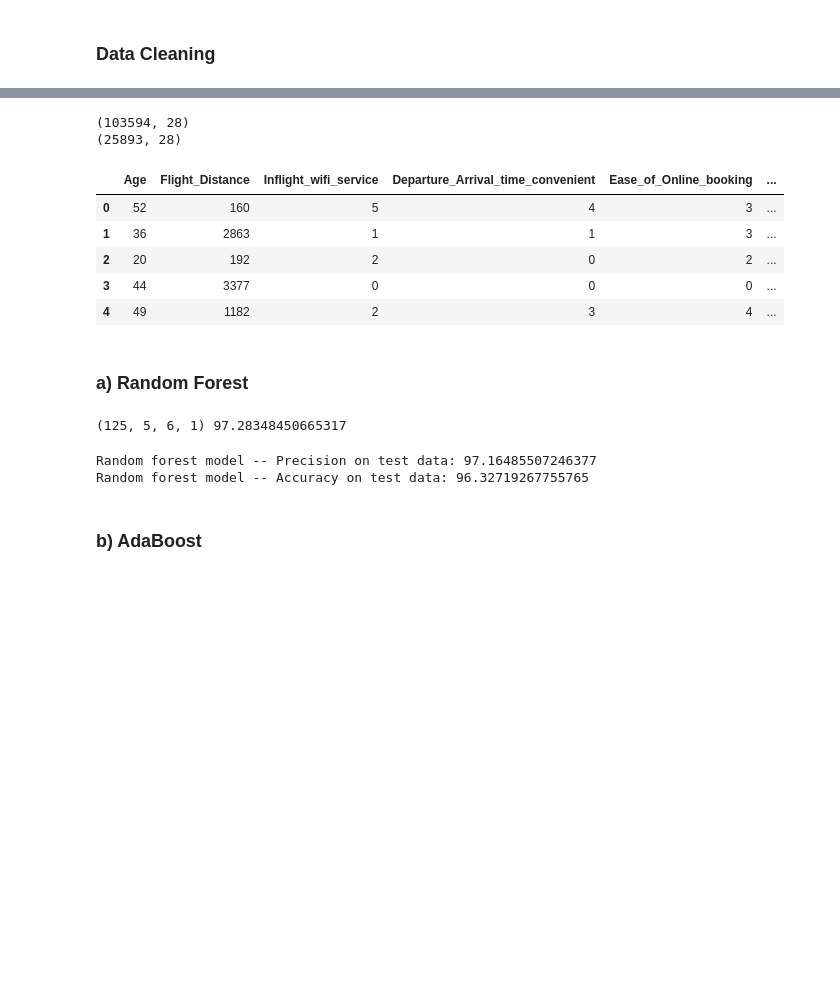
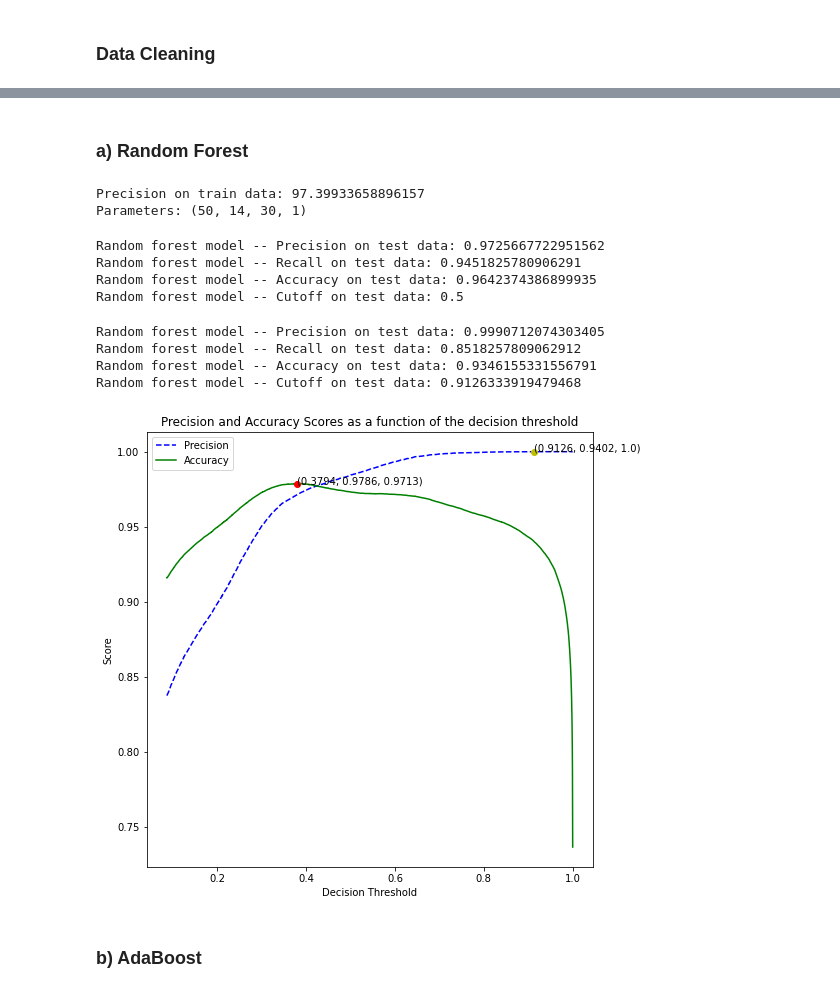
Before and after one commit to cs2027/stat-303-3-project, a Jupyter notebook: stat_303_3_advanced_modeling.ipynb, the cells around one changed output, grey strips where cells are left out. Saved outputs shown, nothing was run; the diff lists cells and outputs as text; code cells hidden in the pictures; blank space fills up the shorter version.

Commit message:
Changed cutoff code and cleaned functions

```diff
--- a/stat_303_3_advanced_modeling.ipynb
+++ b/stat_303_3_advanced_modeling.ipynb
@@ -52,29 +68 @@ train.head()
-# %%
-categorical_columns = list(train.select_dtypes('string').columns)
-train = pd.get_dummies(train, columns = categorical_columns, drop_first = False)
-test = pd.get_dummies(test, columns = categorical_columns, drop_first = False)
-
-train = train.dropna()
-test = test.dropna()
-
-print(train.shape)
-print(test.shape)
-
-X = train.drop(columns=["satisfaction"])
-y = train["satisfaction"]
-Xtest = test.drop(columns=["satisfaction"])
-ytest = test["satisfaction"]
-
-test.head()
-# %% [output]
-(103594, 28)
-(25893, 28)
-|  | Age | Flight_Distance | Inflight_wifi_service | Departure_Arrival_time_convenient | Ease_of_Online_booking | ... |
-| 0 | 52 | 160 | 5 | 4 | 3 | ... |
-| 1 | 36 | 2863 | 1 | 1 | 3 | ... |
-| 2 | 20 | 192 | 2 | 0 | 2 | ... |
-| 3 | 44 | 3377 | 0 | 0 | 0 | ... |
-| 4 | 49 | 1182 | 2 | 3 | 4 | ... |
-# %% [markdown]
-### a) Random Forest
 # %%
@@ -92,26 +135,52 @@ def acc(pred_values, actual_values, cutoff=0.5):
+# %% [markdown]
+### a) Random Forest
 # %%
 oob_precision = {}
-for i in [75, 100, 125]:
-    for j in [1, 2, 3, 4, 5]:
-        for k in [2, 3, 4, 5, 6]:
-            for l in [1, 2, 3]:
+for i in [50]:
+    for j in [14]:
+        for k in [28, 29, 30, 31, 32]:
+            for l in [1]:
                 model = RandomForestClassifier(n_estimators = i, max_features = j, min_samples_split = k, min_samples_leaf = l, n_jobs=-1, random_state=1, oob_score=True).fit(X, y)
-                oob_precision[i, j, k, l] = confusion_matrix_data(pd.Series(model.oob_decision_function_[:,1]), y)
+                oob_precision[i, j, k, l] = precision_cutoff(y, pd.Series(model.oob_decision_function_[:,1]))
 
-print(max(oob_precision, key=oob_precision.get), oob_precision[max(oob_precision, key=oob_precision.get)])
+print(f"Precision on train data: {oob_precision[max(oob_precision, key=oob_precision.get)]}\nParameters: {max(oob_precision, key=oob_precision.get)}\n")
 # %% [output]
-(125, 5, 6, 1) 97.28348450665317
+Precision on train data: 97.39933658896157
+Parameters: (50, 14, 30, 1)
 # %%
 params = max(oob_precision, key=oob_precision.get)
-rf_params = {'n_estimators': params[0], 'max_features': params[1], 'min_samples_split': params[2], 'min_samples_leaf': params[3]}
+rf_params = {'n_estimators': 500, 'max_features': params[1], 'min_samples_split': params[2], 'min_samples_leaf': params[3]}
 m1 = RandomForestClassifier(**rf_params, n_jobs=-1, random_state=1, oob_score=True)
 model = m1.fit(X, y)
-pred = model.predict_proba(Xtest)[:, 1]
-print(f"Random forest model -- Precision on test data: {confusion_matrix_data(pred, ytest)}")
-print(f"Random forest model -- Accuracy on test data: {acc(pred, ytest)}")
+pred = model.predict(Xtest)
+
+print(f"Random forest model -- Precision on test data: {precision_score(y_true = ytest, y_pred = pred)}")
+print(f"Random forest model -- Recall on test data: {recall_score(y_true = ytest, y_pred = pred)}")
+print(f"Random forest model -- Accuracy on test data: {accuracy_score(y_true = ytest, y_pred = pred)}")
+print("Random forest model -- Cutoff on test data: 0.5")
+
+save_model(model, 'rf')
 # %% [output]
-Random forest model -- Precision on test data: 97.16485507246377
-Random forest model -- Accuracy on test data: 96.32719267755765
+Random forest model -- Precision on test data: 0.9725667722951562
+Random forest model -- Recall on test data: 0.9451825780906291
+Random forest model -- Accuracy on test data: 0.9642374386899935
+Random forest model -- Cutoff on test data: 0.5
+# %%
+cutoff = find_cutoff(model)
+plt.savefig('images/rf.jpg')
+# We use the cutoff where precision is maximized on training data (yellow point, first value of 3)
+pred = model.predict_proba(Xtest)[:, 1]
+
+print(f"Random forest model -- Precision on test data: {precision_cutoff(ytest, pred, cutoff = cutoff)}")
+print(f"Random forest model -- Recall on test data: {recall_cutoff(ytest, pred, cutoff = cutoff)}")
+print(f"Random forest model -- Accuracy on test data: {accuracy_cutoff(ytest, pred, cutoff = cutoff)}")
+print(f"Random forest model -- Cutoff on test data: {cutoff}")
+# %% [output]
+Random forest model -- Precision on test data: 0.9990712074303405
+Random forest model -- Recall on test data: 0.8518257809062912
+Random forest model -- Accuracy on test data: 0.9346155331556791
+Random forest model -- Cutoff on test data: 0.9126333919479468
+[figure, added]
 # %% [markdown]
 ### b) AdaBoost
 # %%
```
Also changed, not shown: parts of 46 cells of this notebook.
